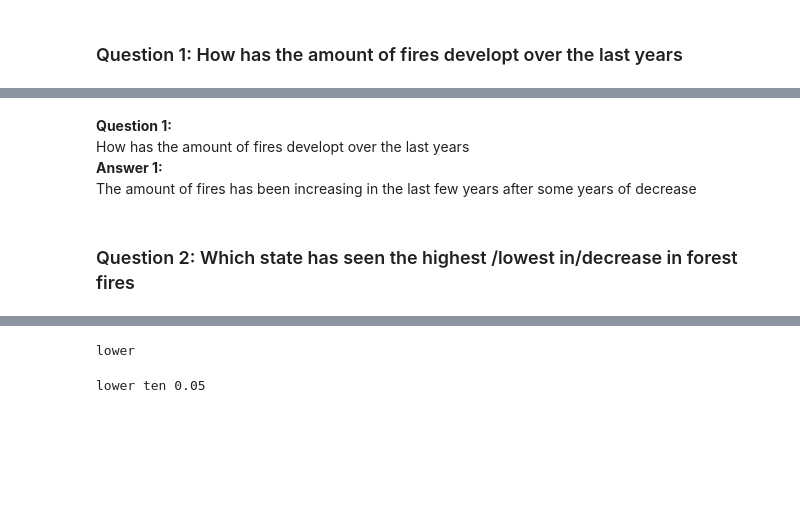
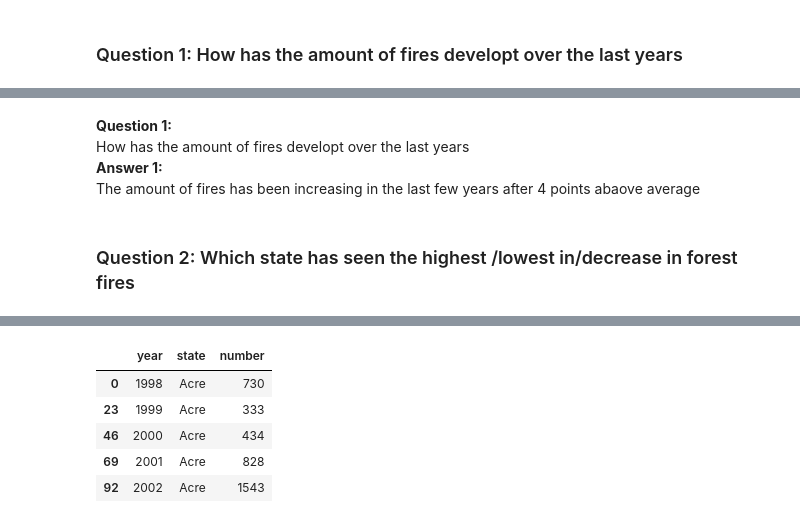
Before and after one commit to Bramvans/DEMO_PROJECTS, a Jupyter notebook: Brazil Forest Fires/Brazil Forest Fires Analysis.ipynb, the cells around one changed output, grey strips where cells are left out. Drawn from its saved outputs; the diff is of its cells as text; code cells hidden in the pictures; blank space fills up the shorter version.

Commit message:
Updates brazil fires

```diff
--- a/Brazil Forest Fires/Brazil Forest Fires Analysis.ipynb
+++ b/Brazil Forest Fires/Brazil Forest Fires Analysis.ipynb
@@ -130,0 +112,2 @@ AttributeError: Cannot access callable attribute 'reset_index' of 'DataFrameGrou
+# %%
+df['number'] = df['number'].apply(int)
@@ -255,18 +241,21 @@ YEAR_5.head()
 <b>Question 1:</b>
 <br>How has the amount of fires developt over the last years
 <br><b>Answer 1:</b>
-<br>The amount of fires has been increasing in the last few years after some years of decrease
+<br>The amount of fires has been increasing in the last few years after 4 points abaove average
 # %% [markdown]
 ### Question 2: Which state has seen the highest /lowest in/decrease in forest fires
 # %%
 #### Count the fires by year and visualize ####
-YEAR_STATE = df.groupby(['year', 'state']).sum()
-YEAR_STATE = YEAR_STATE.reset_index()
+YEAR_STATE = df.groupby(['year', 'state'])['number'].sum().reset_index()
+
+YEAR_STATE = YEAR_STATE.sort_values(by= ['state', 'year'])
+
+YEAR_STATE.head()
 
 
 
-fig = px.line(YEAR_STATE, x="year", y="number", title='Brazil Forest Fires by Year and state', color= 'state')
-fig.update_layout(title='Amount of forest fires in Brazil by Year')
+#fig = px.line(YEAR_STATE, x="year", y="number", title='Brazil Forest Fires by Year and state', color= 'state')
+#fig.update_layout(title='Amount of forest fires in Brazil by Year')
 
-fig.show()
+#fig.show()
 # %% [output]
@@ -274,17 +262,6 @@ fig.show()
+|  | year | state | number |
+| 0 | 1998 | Acre | 730 |
+| 23 | 1999 | Acre | 333 |
+| 46 | 2000 | Acre | 434 |
+| 69 | 2001 | Acre | 828 |
+| 92 | 2002 | Acre | 1543 |
-# %%
-stats.f_oneway(YEAR_STATE['number'], YEAR_STATE['year'])
-
-if p > alpha:
-	print('greater')
-else:
-	print('lower')
-# %% [output]
-lower
-# %%
-stats.kruskal(YEAR_STATE['number'], YEAR_STATE['year'])
-if p > alpha:
-	print('greater then 0.05')
-else:
-	print('lower ten 0.05')
-# %% [output]
-lower ten 0.05
```
Also changed, not shown: parts of 22 cells of this notebook.
